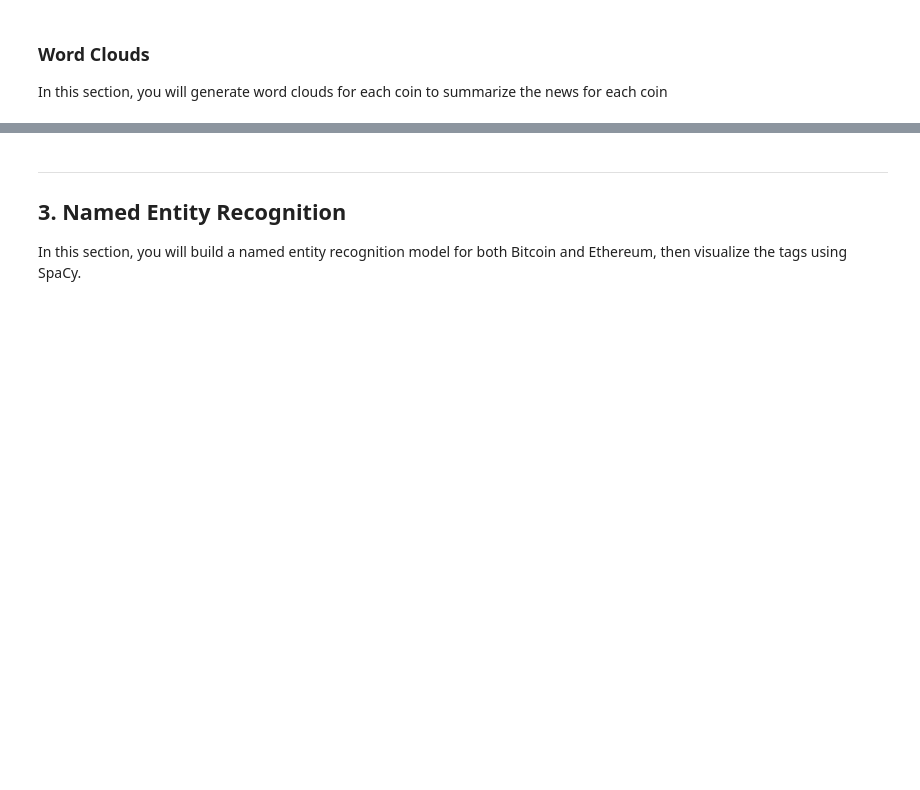
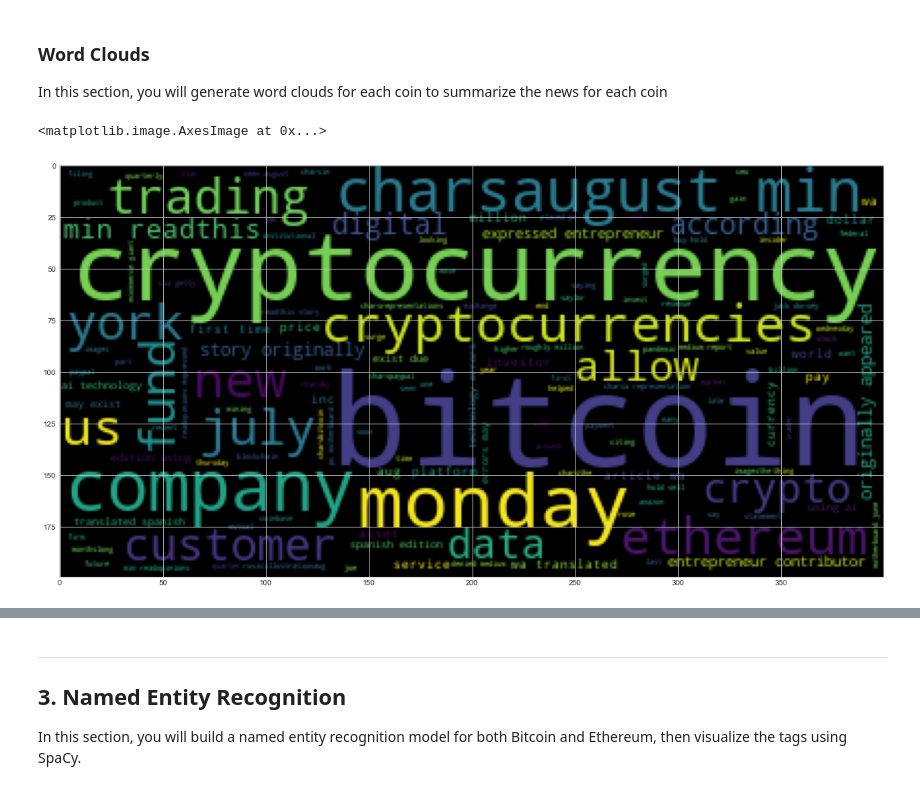
Before and after one commit to Antharithm/NLP, a Jupyter notebook: Starter_Code/crypto_sentiment.ipynb, the cells around one changed output, grey strips where cells are left out. Drawn from its saved outputs; the diff is of its cells as text; code cells hidden in the pictures; blank space fills up the shorter version.

```diff
--- a/Starter_Code/crypto_sentiment.ipynb
+++ b/Starter_Code/crypto_sentiment.ipynb
@@ -213,10 +213,10 @@ from string import punctuation
 import re
 # %%
 # Instantiate the lemmatizer
-# YOUR CODE HERE!
+lemmatizer = WordNetLemmatizer()
 
 # Create a list of stopwords
-# YOUR CODE HERE!
+sw_list = set(stopwords.words('english'))
 
 # Expand the default stopwords list if necessary
 # YOUR CODE HERE!
@@ -225,22 +225,27 @@ import re
 def tokenizer(text):
     """Tokenizes text."""
 
+     # Remove the stop words
+    sw = set(stopwords.words('english'))
+    sw_addons = {'Chars','another','said', 'sent', 'found', 'including', 'today',
+                 'announced', 'week', 'basically','reuters','reutersdado','also',
+                 'illustration', 'ha', 'seem', 'reported','taken'}
+
     # Remove the punctuation from text
-
+    regex = re.compile("[^a-zA-Z ]")
+    re_clean = regex.sub('', text)
 
     # Create a tokenized list of the words
-
+    words = word_tokenize(re_clean)
 
     # Lemmatize words into root words
-
+    lem = [lemmatizer.lemmatize(word) for word in words]
 
     # Convert the words to lowercase
-
-
-    # Remove the stop words
-
+    tokens = [word.lower() for word in lem if word.lower() not in sw.union(sw_addons)]
 
     return tokens
 # %%
 # Create a new tokens column for Bitcoin
-# YOUR CODE HERE!
+bitcoin_df['tokens'] = bitcoin_df.text.apply(tokenizer)
+bitcoin_df.head()
@@ -261,4 +281,7 @@ from collections import Counter
 from nltk import ngrams
 # %%
 # Generate the Bitcoin N-grams where N=2
-# YOUR CODE HERE!
+bitcoin_string = bitcoin_df.text.str.cat()
+bitcoin_token = tokenizer(bitcoin_string)
+bitcoin_bigram = Counter(ngrams(tokenizer(bitcoin_string), n = 2))
+bitcoin_bigram.most_common(10)
@@ -290,6 +360,11 @@ import matplotlib as mpl
 mpl.rcParams['figure.figsize'] = [20.0, 10.0]
 # %%
 # Generate the Bitcoin word cloud
-# YOUR CODE HERE!
+bitcoin_cloud = ' '.join(bitcoin_token)
+wc = WordCloud().generate(bitcoin_cloud)
+plt.imshow(wc)
+# %% [output]
+<matplotlib.image.AxesImage at 0x...>
+[figure, added]
 # %%
 # Generate the Ethereum word cloud
```
Also changed, not shown: parts of 21 cells of this notebook.
